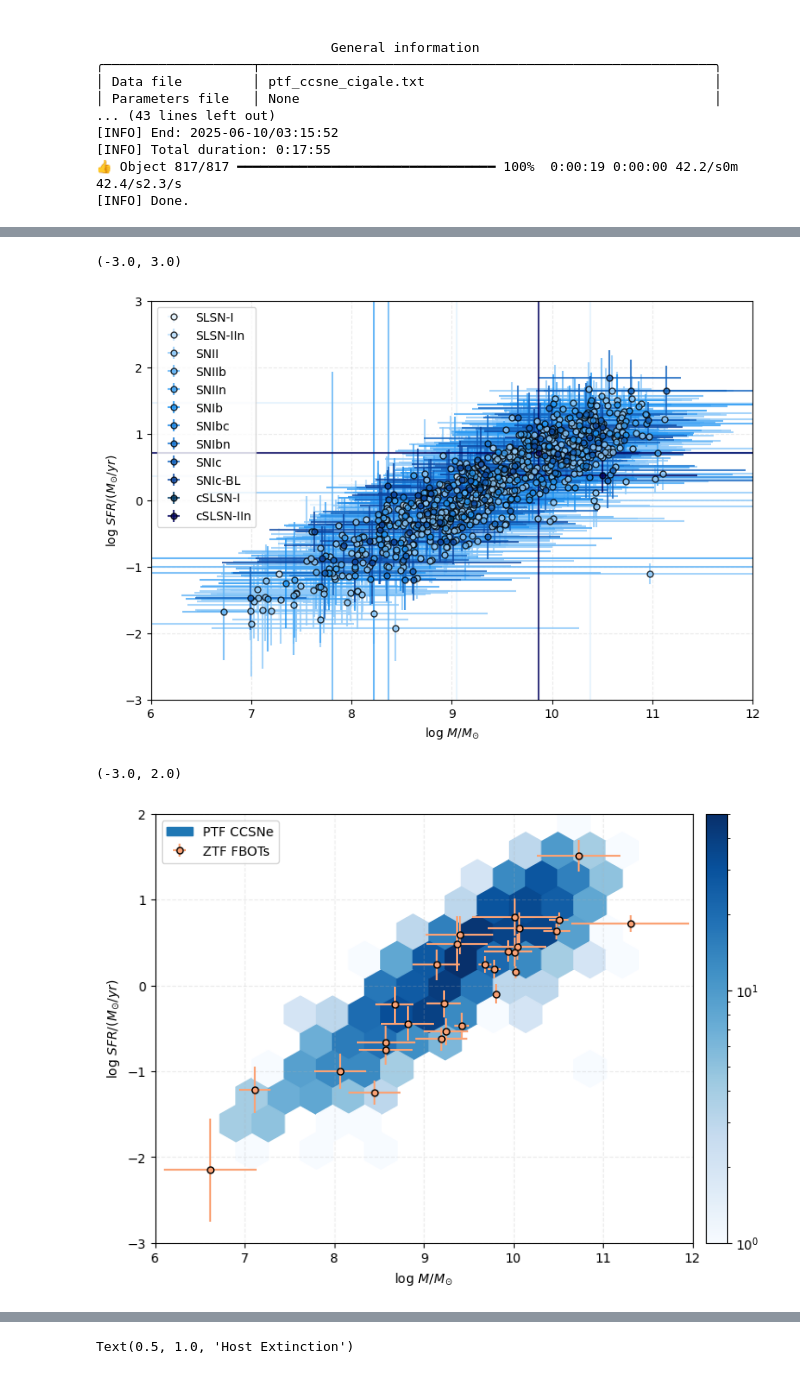
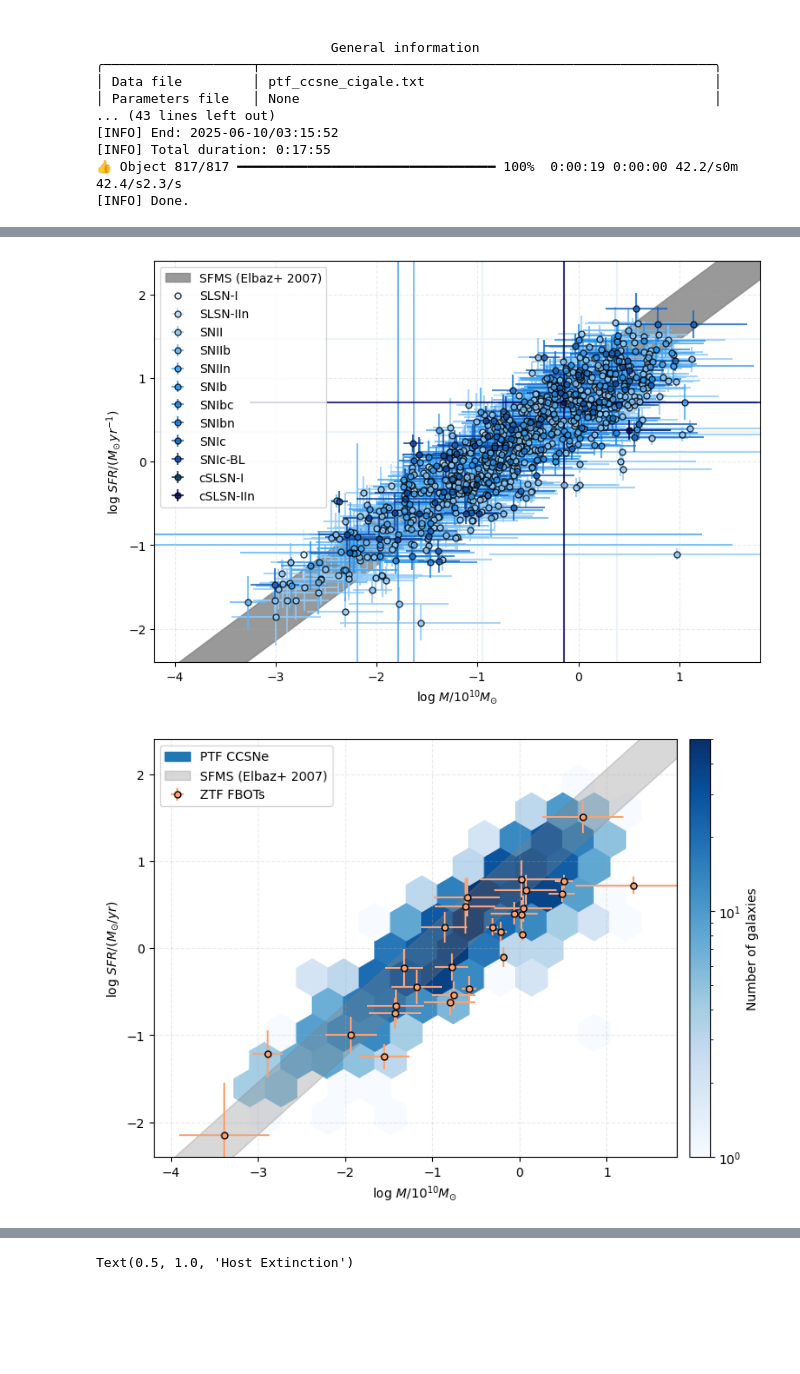
Before and after one commit to aswinsuresh24/sne_hosts, a Jupyter notebook: hosts.ipynb, the cells around one changed output, grey strips where cells are left out. Cells and saved outputs as stored; diff of their text form; code cells hidden in the pictures; blank space fills up the shorter version.

Commit message:
plot sfms

```diff
--- a/hosts.ipynb
+++ b/hosts.ipynb
@@ -55,6 +55,9 @@ pivot_lambda = [153.51*u.nm, 230.08*u.nm, 350.10*u.nm, 476.31*u.nm, 624.70*u.nm,
                 364.75*u.nm, 474.15*u.nm, 637.55*u.nm, 767.88*u.nm, 900.66*u.nm, 480.85*u.nm, 641.76*u.nm, 916.89*u.nm,
                 1.24*u.um, 1.65*u.um, 2.16*u.um, 3.37*u.um, 4.62*u.um]
 CIGALE_PTF_LAMBDA = dict(zip(CIGALE_PTF_FILTERS, pivot_lambda))
+# %%
+def lin(x, m, c):
+    return m*x+c
 # %%
 def prep_cigale(data_file, params):
 
@@ -399,36 +406,46 @@ sfr_m_colors = np.array(['#e3f2fd', '#bbdefb', '#90caf9', '#64b5f6', '#42a5f5',
 fig, ax = plt.subplots(1, 1, figsize = (9, 6))
 for type_, col_ in zip(subtypes, sfr_m_colors):
     subtable_ = sne_results[sne_results['type'] == type_]
-    ax.errorbar(np.log10(subtable_['bayes.stellar.m_star']), np.log10(subtable_['bayes.sfh.sfr']),
-                yerr =  subtable_['bayes.stellar.m_star_err']/subtable_['bayes.stellar.m_star'],
-                xerr = subtable_['bayes.sfh.sfr_err']/subtable_['bayes.sfh.sfr'],
+    ax.errorbar(np.log10(subtable_['bayes.stellar.m_star']/1e10), np.log10(subtable_['bayes.sfh.sfr']),
+                yerr =  subtable_['bayes.stellar.m_star_err']/subtable_['bayes.stellar.m_star']/np.log(10),
+                xerr = subtable_['bayes.sfh.sfr_err']/subtable_['bayes.sfh.sfr']/np.log(10),
                 marker = 'o',  markeredgecolor = 'black', markerfacecolor = col_,
                 ecolor = col_, markersize = 5, linestyle = 'none', label = type_, alpha = 0.8)
 
+sfms_m = np.linspace(-5, 5, 100)
+sfms_sfr_low = lin(sfms_m, 0.9, np.log10(3.6))
+sfms_sfr_high = lin(sfms_m, 0.9, np.log10(14.4))
+ax.fill_between(sfms_m, sfms_sfr_low, sfms_sfr_high, color = 'grey', alpha = 0.8, label = 'SFMS (Elbaz+ 2007)')
 ax.grid(alpha = 0.25, linestyle = '--')
-ax.set_xlabel(r'log $M/M_{\odot}$')
-ax.set_ylabel(r'log $SFR/(M_{\odot}/yr)$')
+ax.set_xlabel(r'log $M/10^{10}M_{\odot}$')
+ax.set_ylabel(r'log $SFR/(M_{\odot}\,yr^{-1})$')
 ax.legend()
-ax.set_xlim(6, 12)
-ax.set_ylim(-3, 3)
+ax.set_xlim(-4.2, 1.8)
+ax.set_ylim(-2.4, 2.4)
+plt.savefig('plots/sne_mstar_sfr.png', bbox_inches = 'tight', dpi = 400)
 # %% [output]
-(-3.0, 3.0)
-[figure, old version]
+[figure, new version]
 # %%
 fig, ax = plt.subplots(1, 1, figsize = (9, 6))
-ax.errorbar(np.log10(fbot_results['bayes.stellar.m_star']), np.log10(fbot_results['bayes.sfh.sfr']),
+ax.errorbar(np.log10(fbot_results['bayes.stellar.m_star']/1e10), np.log10(fbot_results['bayes.sfh.sfr']),
             yerr = fbot_results['bayes.stellar.m_star_err']/fbot_results['bayes.stellar.m_star']/np.log(10),
             xerr = fbot_results['bayes.sfh.sfr_err']/fbot_results['bayes.sfh.sfr']/np.log(10),
             marker = 'o', markerfacecolor = "#faa275", markeredgecolor = 'black',
             ecolor = '#faa275', markersize = 5, linestyle = 'none', label = 'ZTF FBOTs')
-im_ = ax.hexbin(np.log10(sne_results['bayes.stellar.m_star']), np.log10(sne_results['bayes.sfh.sfr']), gridsize = 15, cmap = 'Blues', norm='log', label = 'PTF CCSNe')
-fig.colorbar(im_, pad = 0.02)
+im_ = ax.hexbin(np.log10(sne_results['bayes.stellar.m_star']/1e10), np.log10(sne_results['bayes.sfh.sfr']), gridsize = 15, cmap = 'Blues', norm='log', label = 'PTF CCSNe')
+
+sfms_m = np.linspace(-5, 5, 100)
+sfms_sfr_low = lin(sfms_m, 0.9, np.log10(3.6))
+sfms_sfr_high = lin(sfms_m, 0.9, np.log10(14.4))
+ax.fill_between(sfms_m, sfms_sfr_low, sfms_sfr_high, color = 'grey', alpha = 0.3, label = 'SFMS (Elbaz+ 2007)')
+
+fig.colorbar(im_, pad = 0.02, label = 'Number of galaxies')
 ax.grid(alpha = 0.25, linestyle = '--')
-ax.set_xlabel(r'log $M/M_{\odot}$')
+ax.set_xlabel(r'log $M/10^{10}M_{\odot}$')
 ax.set_ylabel(r'log $SFR/(M_{\odot}/yr)$')
 ax.legend()
-ax.set_xlim(6, 12)
-ax.set_ylim(-3, 2)
+ax.set_xlim(-4.2, 1.8)
+ax.set_ylim(-2.4, 2.4)
+plt.savefig('plots/fbots_mstar_sfr.png', bbox_inches = 'tight', dpi = 400)
 # %% [output]
-(-3.0, 2.0)
-[figure, old version]
+[figure, new version]
```
Also changed, not shown: parts of 2 cells of this notebook, 1 other file.
